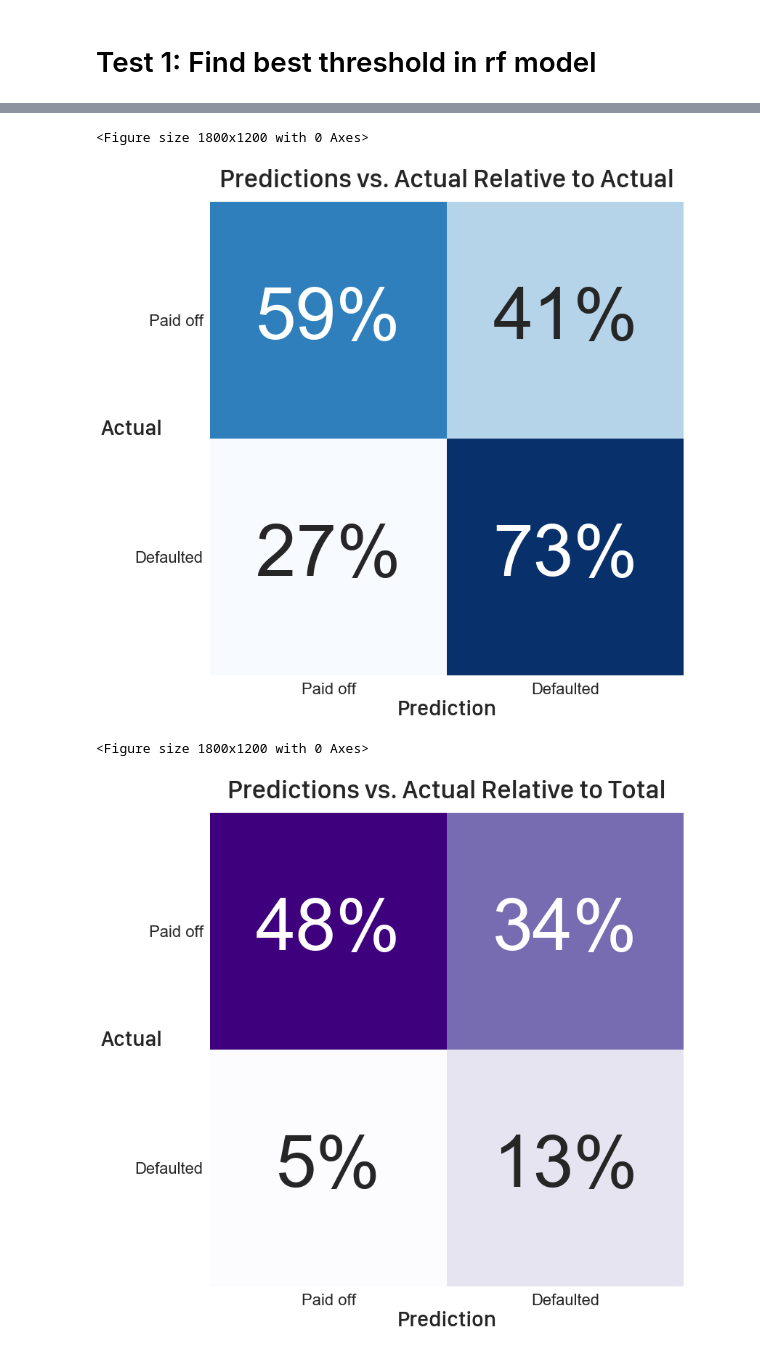
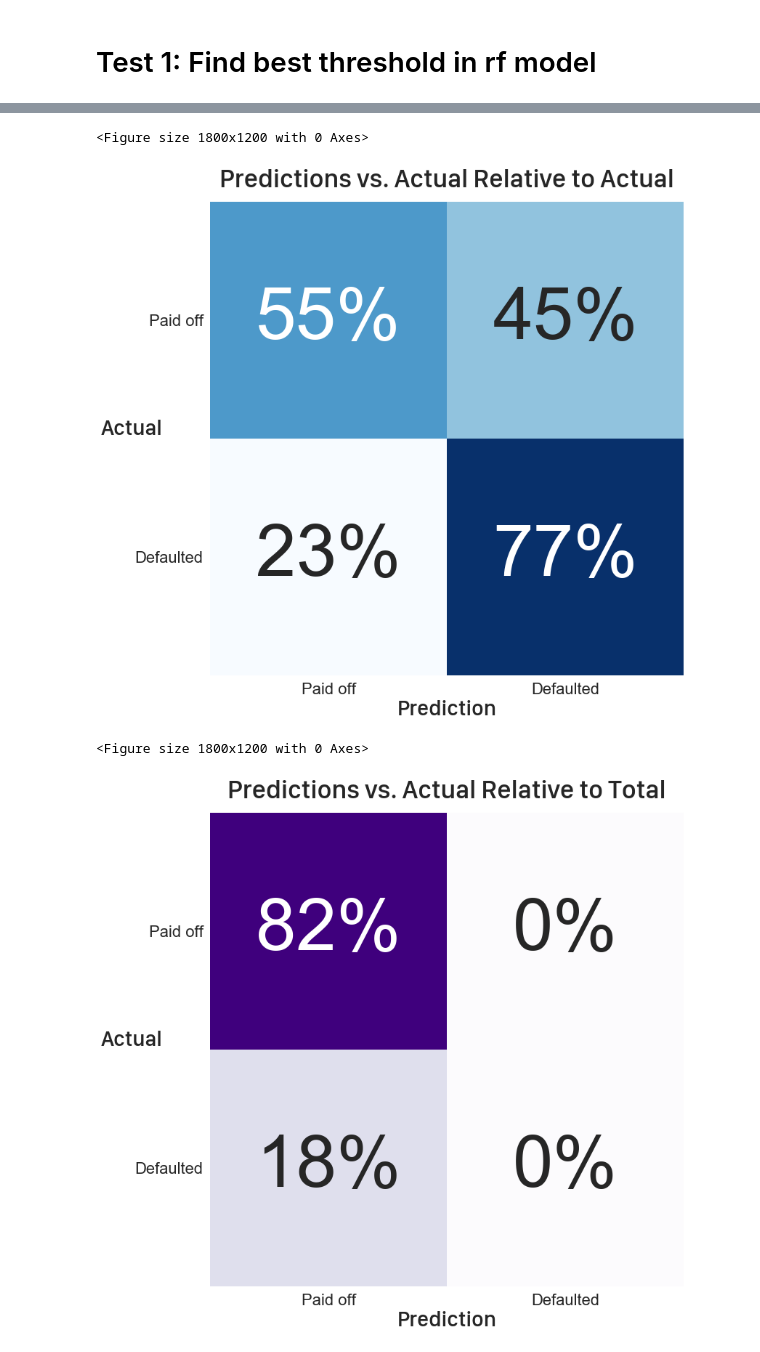
Before and after one commit to jeremyrchow/lending_club_default_model, a Jupyter notebook: Modeling and Graphs.ipynb, the cells around one changed output, grey strips where cells are left out. Drawn from its saved outputs; the diff is of its cells as text; code cells hidden in the pictures.

Commit message:
Adding graphs

```diff
--- a/Modeling and Graphs.ipynb
+++ b/Modeling and Graphs.ipynb
@@ -226,17 +267,7 @@ See the caveats in the documentation: http://pandas.pydata.org/pandas-docs/stabl
 # %%
-# Find average gains per successful loan
-df_gain = df.loc[df['loan_status'] == 'Fully Paid']
-df_gain = df_gain[['loan_amnt',
-        'total_pymnt',
-        'total_rec_int',
-        'total_rec_late_fee',
-        'total_rec_prncp','total_pymnt_inv']]
-df_gain['total_gain'] = df_gain['total_rec_int'] + df_gain['total_rec_late_fee']
-average_gain_per_successful_loan = df_gain['total_rec_int'].mean()
-
 # Find average loss per charged off loan
 df_loss=df.loc[df['loan_status'] == 'Charged Off']
-df_loss = df[['loan_amnt',
+df_loss = df_loss[['loan_amnt',
     'total_rec_int',
     'total_rec_late_fee',
     'total_rec_prncp',
@@ -248,4 +279,4 @@ df_loss['total_recovered'] = df_loss['total_rec_int'] +\
                             df_loss['total_rec_prncp'] +\
                             df_loss['settlement_amount']
 df_loss['percent_recovered'] = df_loss['total_recovered'] / df_loss['loan_amnt']
-average_loss_per_unsuccessful_loan = df_loss['total_recovered'].mean()
+average_loss_per_unsuccessful_loan = (df_loss['total_recovered']-df_loss['loan_amnt']).mean()
@@ -286,8 +312,6 @@ def find_best_threshold(model, int_num_steps,X_test,y_test, metric):
             false_negative = cm[1][0]
             true_positive = cm[1][1]
             true_negative = cm[0][0]
-            model_profit = false_positive * average_gain_per_successful_loan +\
-                        false_negative * average_loss_per_unsuccessful_loan
 
 #             rel_model_profit = average_gain_per_successful_loan * true_negative +\
 #                     average_loss_per_unsuccessful_loan * true_positive -\
@@ -309,6 +333,5 @@ def find_best_threshold(model, int_num_steps,X_test,y_test, metric):
                 print("current_investor_profit: " + str(current_investor_profit*5))
         return best_threshold, highest_profit
 
-best_thresh, highest_profit = find_best_threshold(lm,20,X_test_standard,y_test, metric = 'loan')
-# Estimated 2014 investor losses are $100 million
+best_thresh, highest_profit = find_best_threshold(gbc,20,X_test_standard,y_test, metric = 'loan')
 # %% [output]
@@ -320,7 +343,7 @@ best_thresh
 # %%
 # Make Confusion Matrix with percentages relative to actual labels
 
-cm_test = confusion_matrix(y_test,lm.predict_proba(X_test)[:,1]>=.15789)
+cm_test = confusion_matrix(y_test,gbc.predict_proba(X_test)[:,1]>=.15)
 mat_confusion_test= cm_test.astype('float') / cm_test.sum(axis=1)[:, np.newaxis]
 mat_confusion_test = mat_confusion_test.round(2)
 
@@ -339,29 +362,29 @@ plt.title('Predictions vs. Actual Relative to Actual',fontname = '.SF Compact Di
 plt.savefig('./graphs/confusion_matrix_rel_actual.png', dpi=300, bbox_inches = "tight")
 # %% [output]
 <Figure size 1800x1200 with 0 Axes>
-[figure, old version]
+[figure, new version]
 # %%
 # Make Confusion Matrix with percentages relative to all loans issued by LC
-cm_test = confusion_matrix(y_test,lm.predict_proba(X_test)[:,1]>=.15789)
+cm_test = confusion_matrix(y_test,gbc.predict_proba(X_test)[:,1]>=best_thresh)
 mat_confusion_test= cm_test.astype('float') / cm_test.sum()
 mat_confusion_test = mat_confusion_test.round(2)
 
 plt.figure(dpi=300);
 plt.figure(figsize=(12, 12));
 
 sns.set(font_scale=2)
 sns.heatmap(mat_confusion_test, cmap=plt.cm.Purples, annot=True, square=True,
             fmt='.0%', cbar = False, annot_kws={"size": 100},
        xticklabels=['Paid off', 'Defaulted'],
        yticklabels=['Paid off', 'Defaulted']);
 plt.xlabel('Prediction',fontname = '.SF Compact Display',fontsize = 30,fontweight = 'bold')
 plt.ylabel('Actual',fontname = '.SF Compact Display',fontsize = 30,rotation = 0)
 plt.yticks(rotation = 0)
 plt.title('Predictions vs. Actual Relative to Total',fontname = '.SF Compact Display',fontsize = 36,pad = 20);
 plt.savefig('./graphs/confusion_matrix_rel_total.png', dpi=300, bbox_inches = "tight")
 # %% [output]
 <Figure size 1800x1200 with 0 Axes>
-[figure, old version]
+[figure, new version]
 # %%
 make_confusion_matrix(lm,X_test, y_test ,best_thresh,plot = False)
 print('Best Class Cutoff Threshold: ', best_thresh)
```
Also changed, not shown: parts of 17 cells of this notebook, 3 other files.
